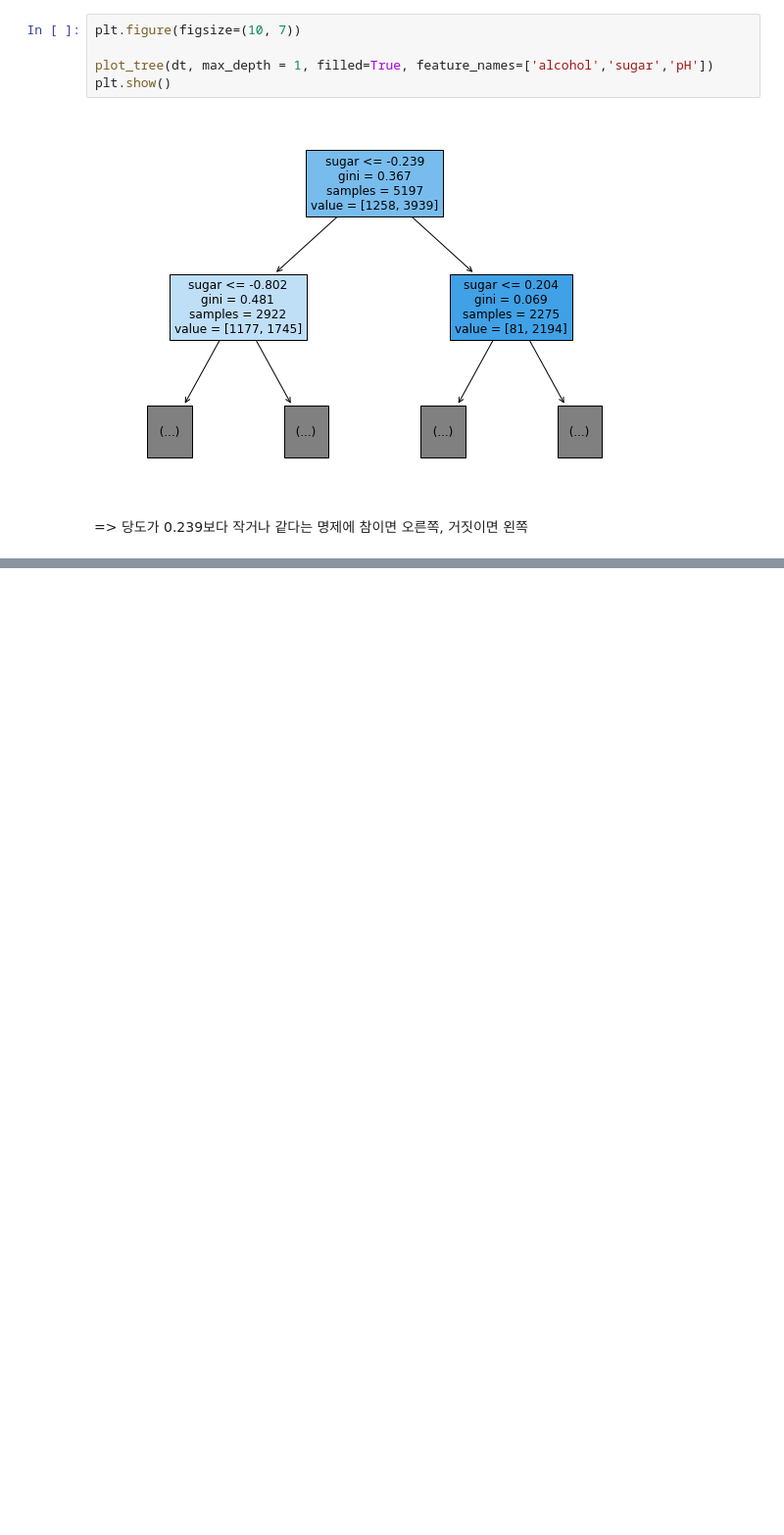
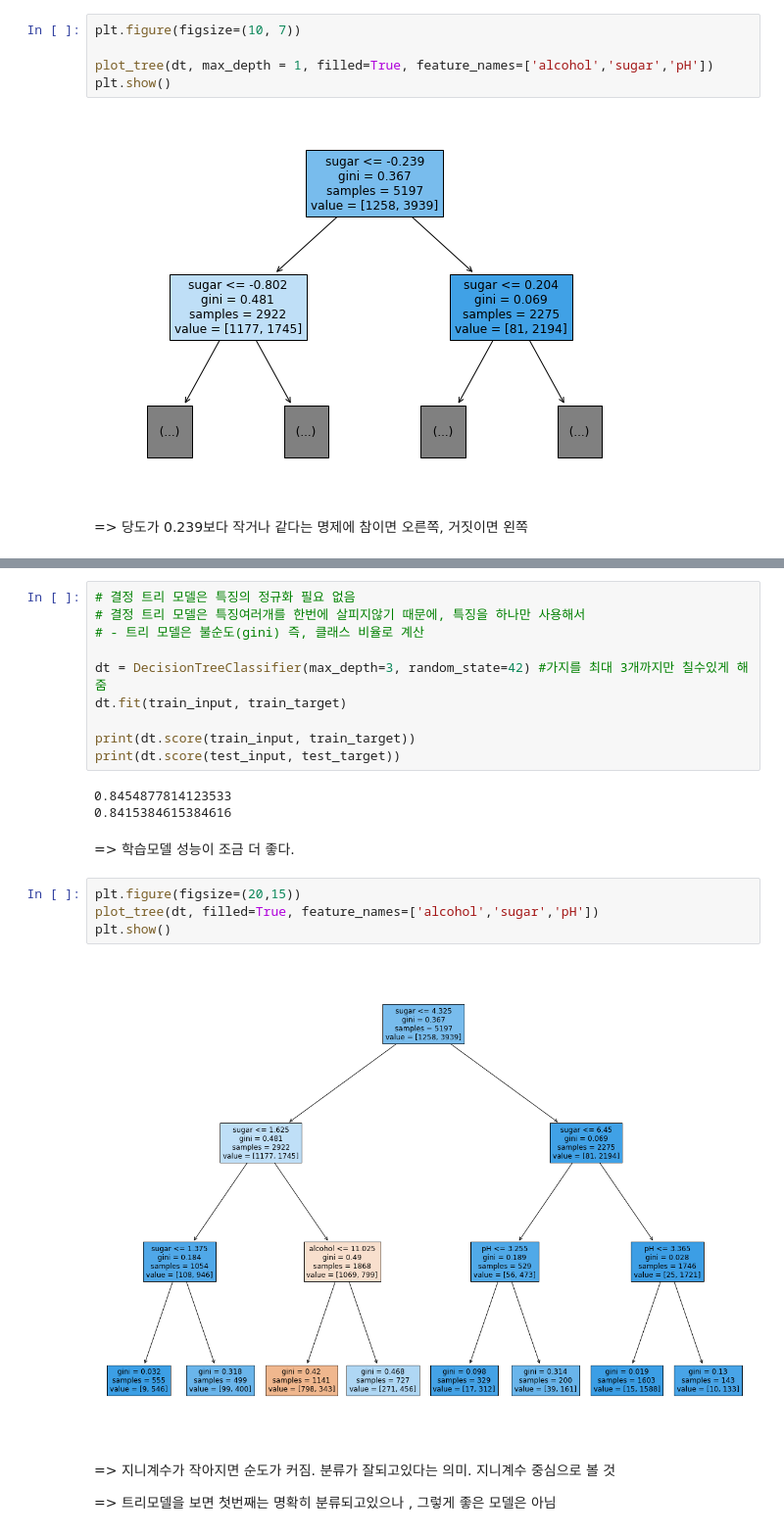
Before and after one commit to MuchYouth/cnu_python_basic, a Jupyter notebook: 결정 트리 모델(Decision Tree).ipynb, the cells around one changed output, grey strips where cells are left out. Shown at 98% size. Saved outputs shown, nothing was run; the diff lists cells and outputs as text; blank space fills up the shorter version.

```diff
--- a/결정 트리 모델(Decision Tree).ipynb
+++ b/결정 트리 모델(Decision Tree).ipynb
@@ -137,0 +146,25 @@ $지니불순도 = 1-(음성클래스비율^2+양성클래스비율^2)$
+# %%
+# 결정 트리 모델은 특징의 정규화 필요 없음
+# 결정 트리 모델은 특징여러개를 한번에 살피지않기 때문에, 특징을 하나만 사용해서
+# - 트리 모델은 불순도(gini) 즉, 클래스 비율로 계산
+
+dt = DecisionTreeClassifier(max_depth=3, random_state=42) #가지를 최대 3개까지만 칠수있게 해줌
+dt.fit(train_input, train_target)
+
+print(dt.score(train_input, train_target))
+print(dt.score(test_input, test_target))
+# %% [output]
+0.8454877814123533
+0.8415384615384616
+# %% [markdown]
+=> 학습모델 성능이 조금 더 좋다.
+# %%
+plt.figure(figsize=(20,15))
+plot_tree(dt, filled=True, feature_names=['alcohol','sugar','pH'])
+plt.show()
+# %% [output]
+[figure, added]
+# %% [markdown]
+=> 지니계수가 작아지면 순도가 커짐. 분류가 잘되고있다는 의미. 지니계수 중심으로 볼 것
+
+=> 트리모델을 보면 첫번째는 명확히 분류되고있으나 , 그렇게 좋은 모델은 아님
```
Also changed, not shown: parts of 17 cells of this notebook.
